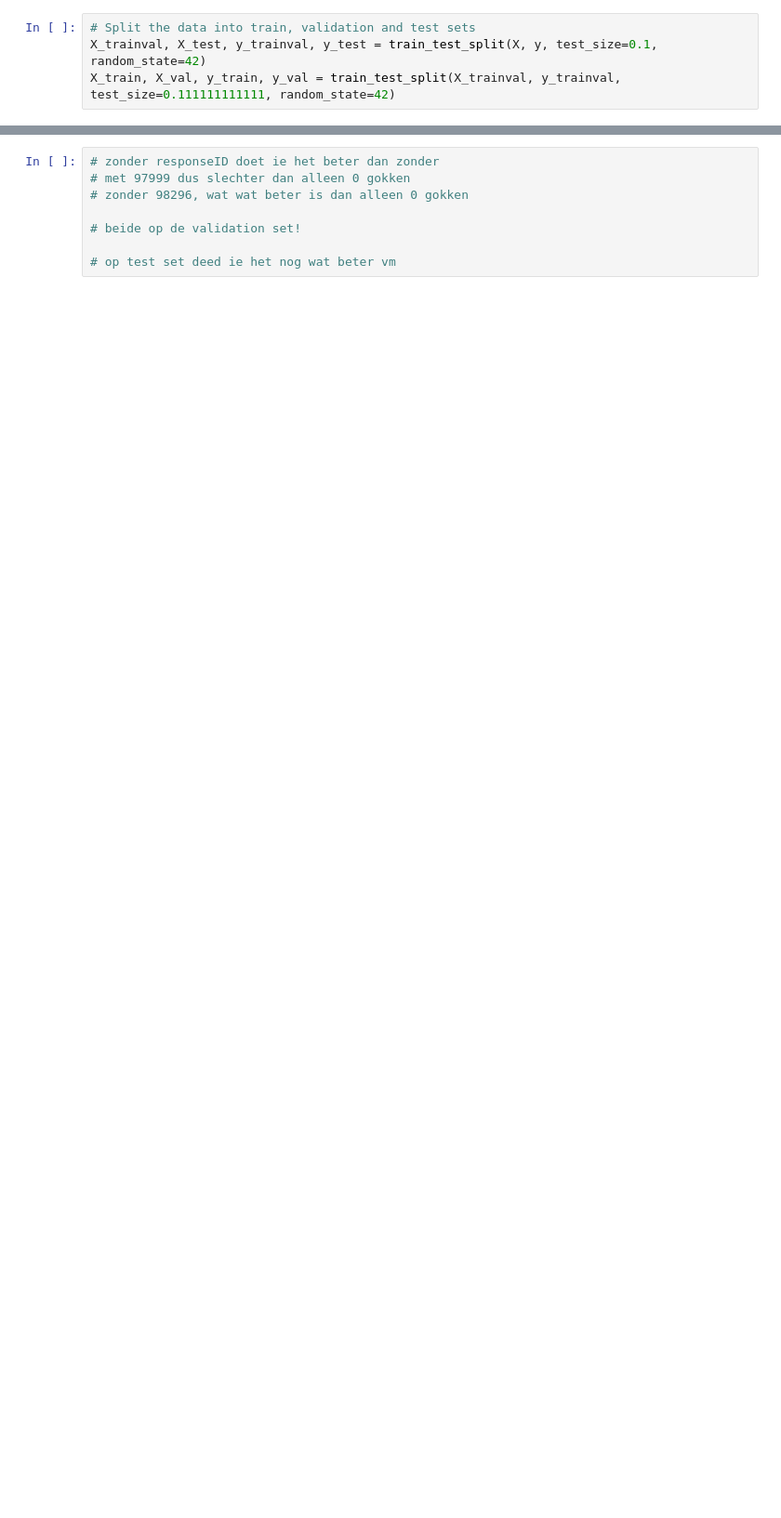
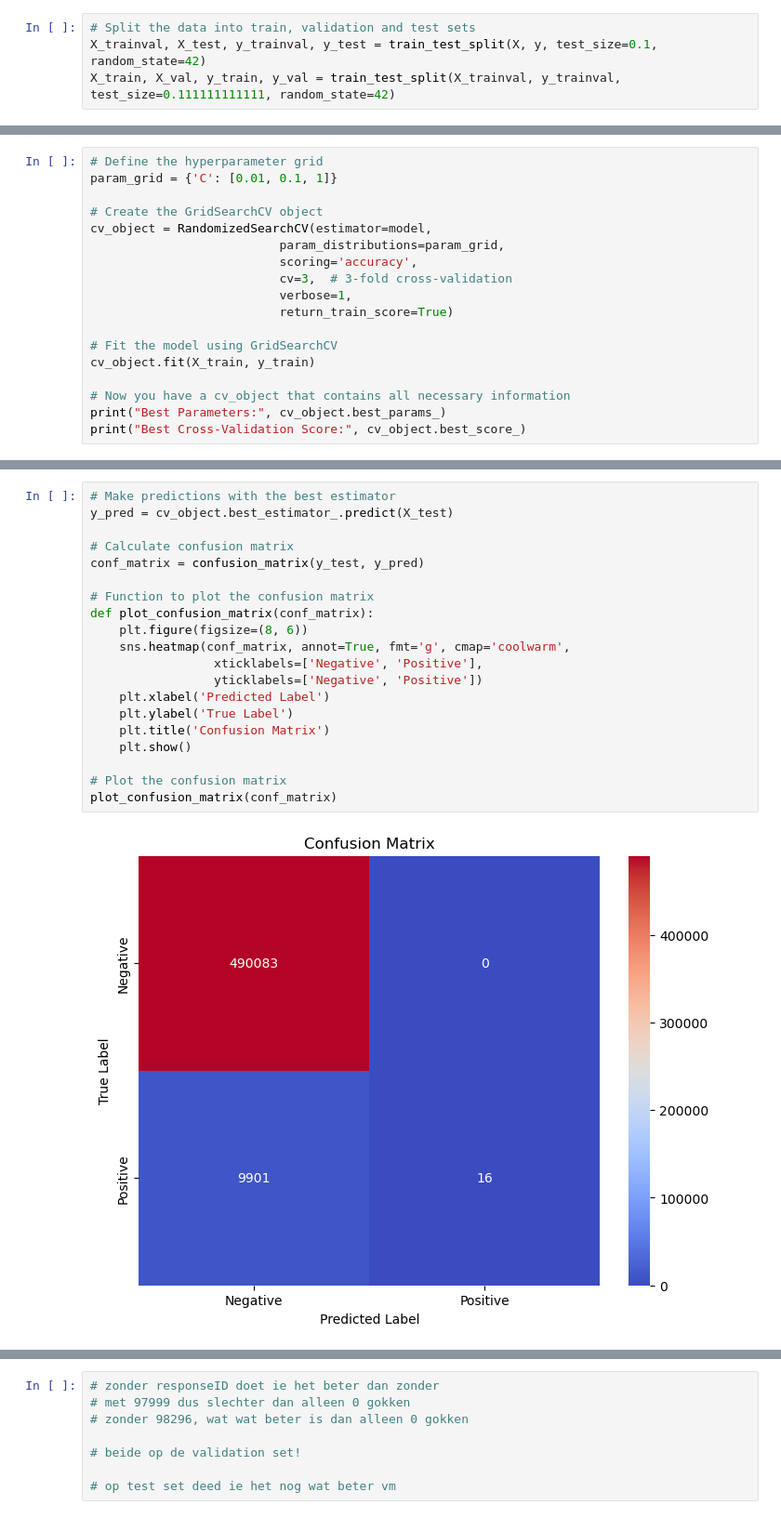
Before and after one commit to Moral-Machine-2024/Emmakuipers, a Jupyter notebook: modelling_total.ipynb, the cells around one changed output, grey strips where cells are left out. Shown at 93% size. Saved outputs shown, nothing was run; the diff lists cells and outputs as text; blank space fills up the shorter version.

```diff
--- a/modelling_total.ipynb
+++ b/modelling_total.ipynb
@@ -186,0 +193,18 @@ y_pred = model.predict(X_val)
+# %%
+# Define the hyperparameter grid
+param_grid = {'C': [0.01, 0.1, 1]}
+
+# Create the GridSearchCV object
+cv_object = RandomizedSearchCV(estimator=model,
+                          param_distributions=param_grid,
+                          scoring='accuracy',
+                          cv=3,  # 3-fold cross-validation
+                          verbose=1,
+                          return_train_score=True)
+
+# Fit the model using GridSearchCV
+cv_object.fit(X_train, y_train)
+
+# Now you have a cv_object that contains all necessary information
+print("Best Parameters:", cv_object.best_params_)
+print("Best Cross-Validation Score:", cv_object.best_score_)
@@ -187 +246,23 @@ y_pred = model.predict(X_val)
+# %%
+# Make predictions with the best estimator
+y_pred = cv_object.best_estimator_.predict(X_test)
+
+# Calculate confusion matrix
+conf_matrix = confusion_matrix(y_test, y_pred)
+
+# Function to plot the confusion matrix
+def plot_confusion_matrix(conf_matrix):
+    plt.figure(figsize=(8, 6))
+    sns.heatmap(conf_matrix, annot=True, fmt='g', cmap='coolwarm',
+                 xticklabels=['Negative', 'Positive'],
+                 yticklabels=['Negative', 'Positive'])
+    plt.xlabel('Predicted Label')
+    plt.ylabel('True Label')
+    plt.title('Confusion Matrix')
+    plt.show()
+
+# Plot the confusion matrix
+plot_confusion_matrix(conf_matrix)
+# %% [output]
+[figure, added]
 # %%
```
Also changed, not shown: parts of 62 cells of this notebook, 12 other files.
